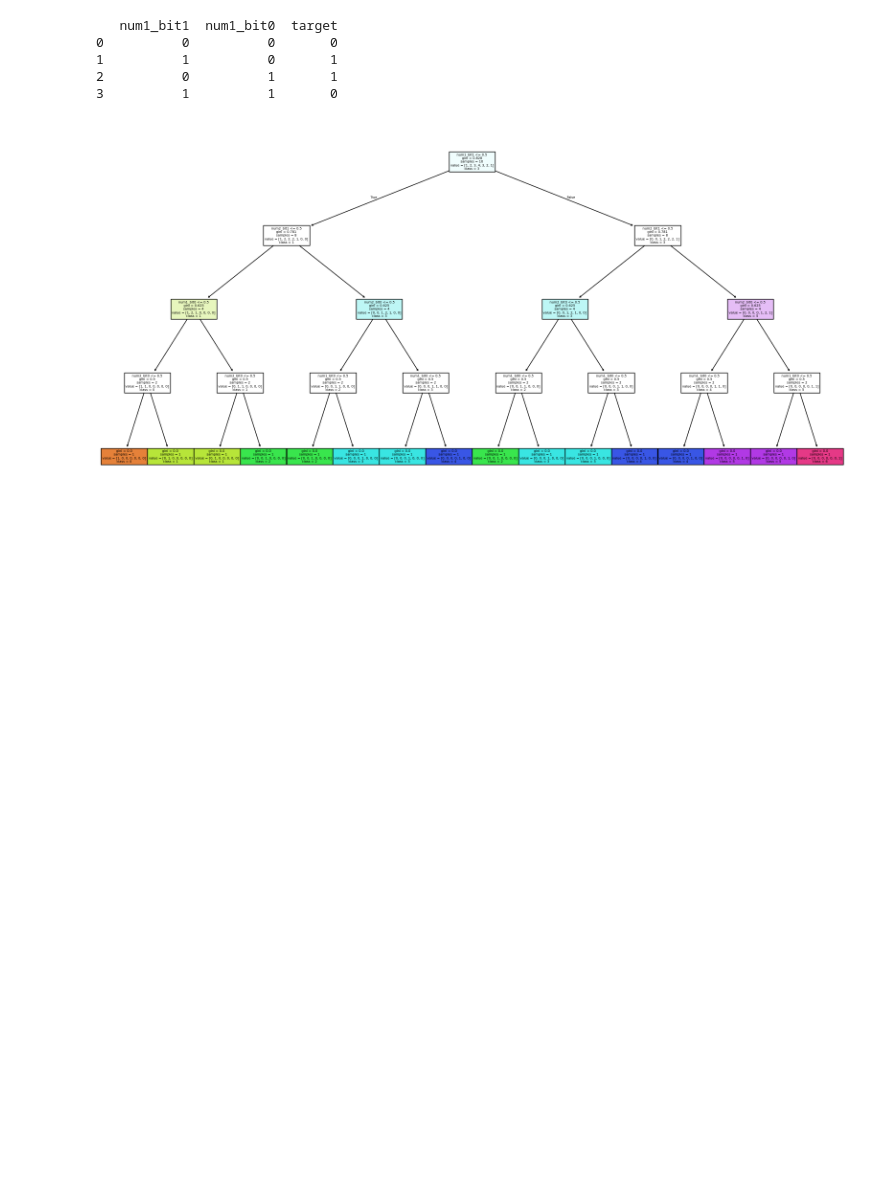
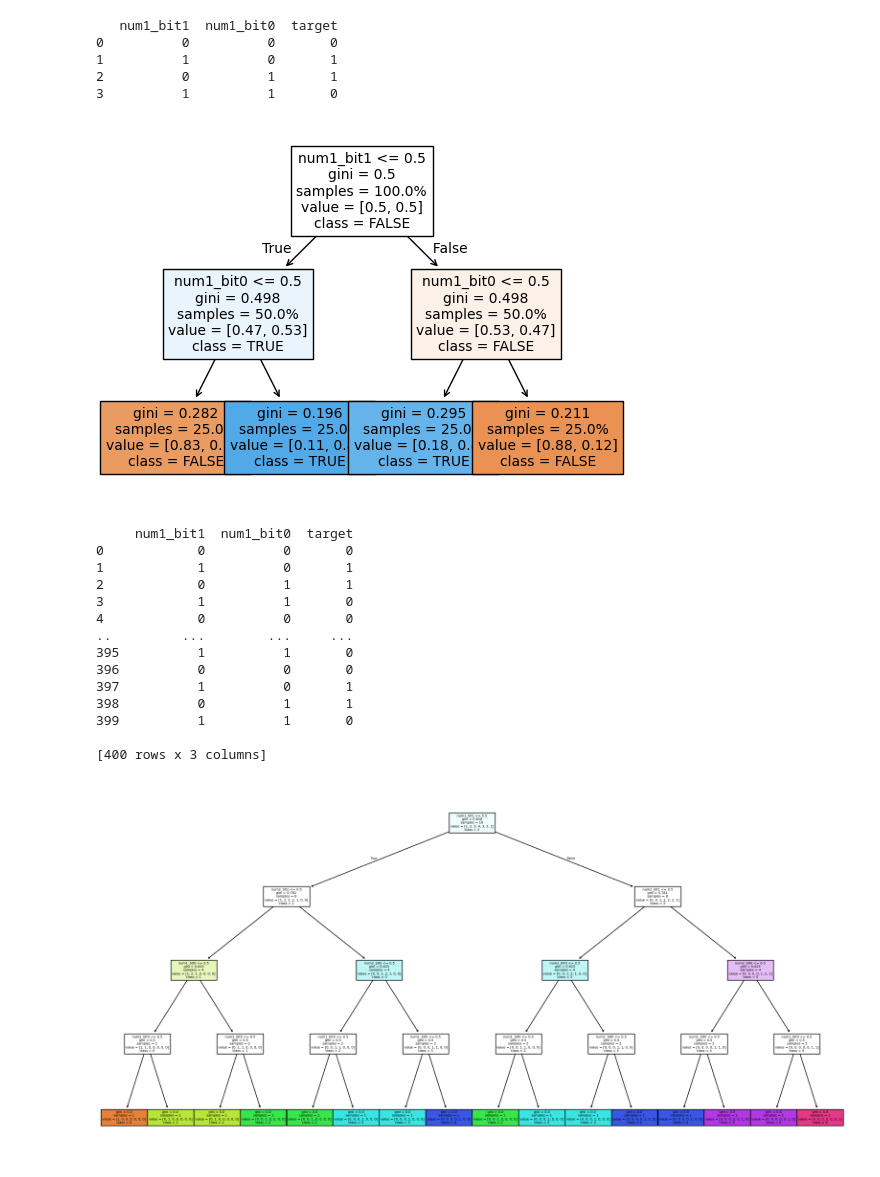
Before and after one commit to CarsonConjectures/treePres, a Jupyter notebook: adderTreeGitHub.ipynb, the cells around one changed output. Drawn from its saved outputs; the diff is of its cells as text; code cells hidden in the pictures; blank space fills up the shorter version.

```diff
--- a/adderTreeGitHub.ipynb
+++ b/adderTreeGitHub.ipynb
@@ -139,6 +263,68 @@ print(df)
 1          1          0       1
 2          0          1       1
 3          1          1       0
+# %%
+from sklearn.tree import DecisionTreeClassifier
+from sklearn import tree
+import matplotlib.pyplot as plt
+import pandas as pd
+import random
+
+features = []
+targets = []
+
+for _ in range(100):
+  for num1 in range(2):
+      for num2 in range(2):
+          num1_bit1 = num2
+          num1_bit0 = num1
+
+          feature = [num1_bit1, num1_bit0]
+
+          target = num1 ^ num2
+
+          if random.random() < 0.15:
+            target = (target + 1) % 2
+
+
+
+          features.append(feature)
+          targets.append(target)
+
+
+clf = DecisionTreeClassifier(criterion='gini', ccp_alpha=0.015)
+clf.fit(features, targets)
+
+tree.plot_tree(
+    clf,
+    filled=True,
+    feature_names=['num1_bit1', 'num1_bit0'],
+    class_names=["FALSE","TRUE"],
+    proportion=True,
+    fontsize=10
+)
+plt.show()
+
+df = pd.DataFrame(features, columns=['num1_bit1', 'num1_bit0'])
+df['target'] = targets
+
+print(df)
+# %% [output]
+[figure, added]
+     num1_bit1  num1_bit0  target
+0            0          0       0
+1            1          0       1
+2            0          1       1
+3            1          1       0
+4            0          0       0
+..         ...        ...     ...
+395          1          1       0
+396          0          0       0
+397          1          0       1
+398          0          1       1
+399          1          1       0
+
+[400 rows x 3 columns]
 # %%
 from sklearn.tree import DecisionTreeClassifier
 from sklearn import tree
```
Also changed, not shown: parts of 5 cells of this notebook.
